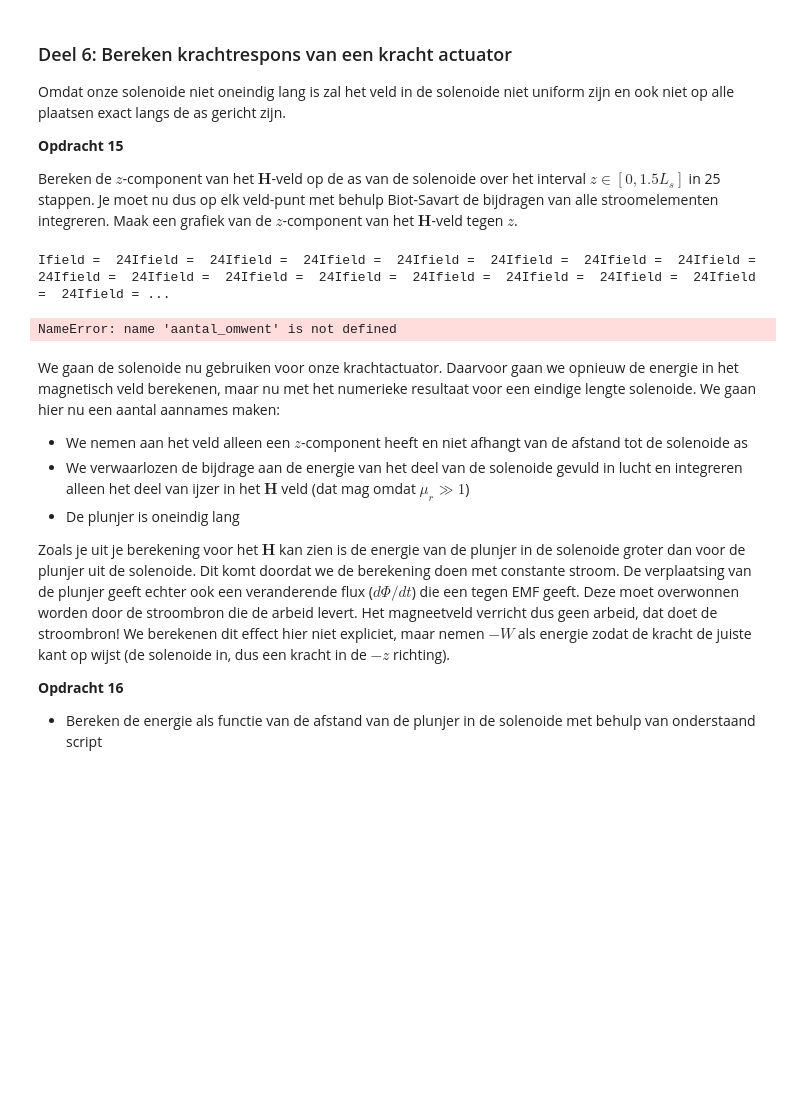
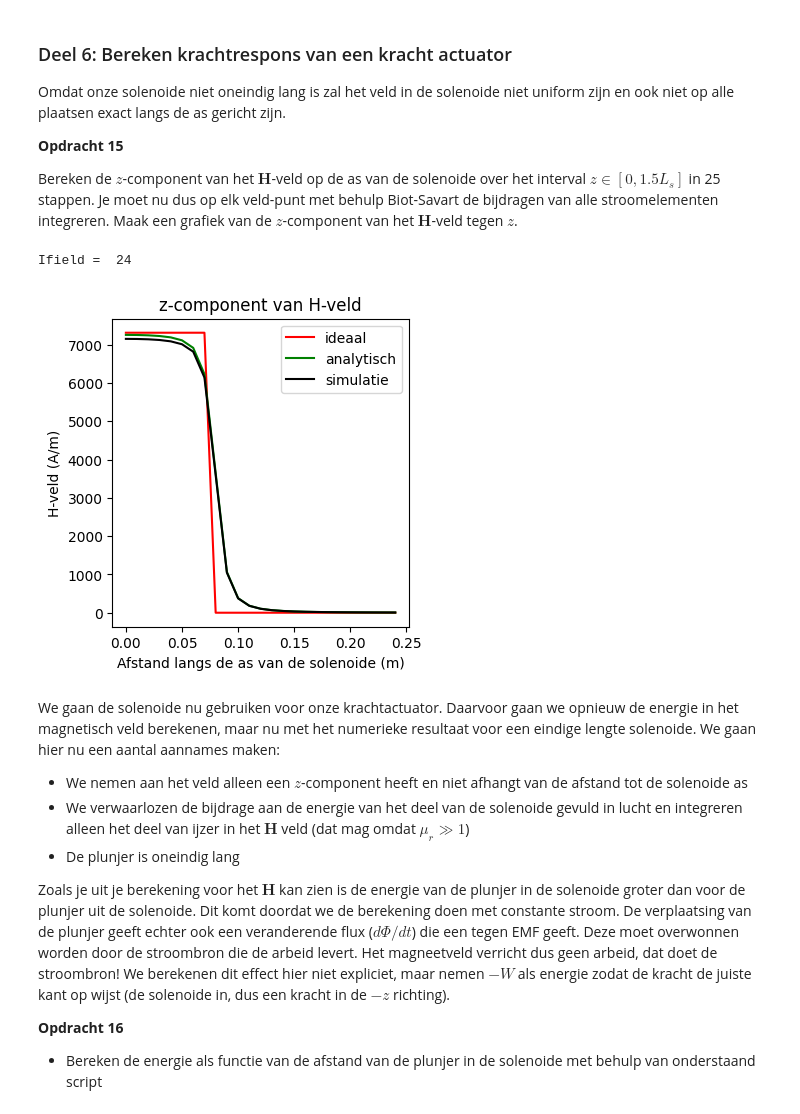
Before and after one commit to Ikbenjamin07/opdrachten-DEF-D, a Jupyter notebook: DigitaleOntwerpopdrachten/2KrachtactuatorOpdracht/KrachtactuatorOpdracht.ipynb, the cells around one changed output. Saved outputs shown, nothing was run; the diff lists cells and outputs as text; code cells hidden in the pictures; blank space fills up the shorter version.

```diff
--- a/DigitaleOntwerpopdrachten/2KrachtactuatorOpdracht/KrachtactuatorOpdracht.ipynb
+++ b/DigitaleOntwerpopdrachten/2KrachtactuatorOpdracht/KrachtactuatorOpdracht.ipynb
@@ -526,37 +526,53 @@ Omdat onze solenoide niet oneindig lang is zal het veld in de solenoide niet uni
 Bereken de $z$-component van het $\mathbf{H}$-veld op de as van de solenoide over het interval $z \in [0, 1.5L_s]$ in 25 stappen. Je moet nu dus op elk veld-punt met behulp Biot-Savart de bijdragen van alle stroomelementen integreren. Maak een grafiek van de $z$-component van het $\mathbf{H}$-veld tegen $z$.
 # %%
 n_ax=25
-z_ax=np.linspace(0, 1.5*L_sol/2, n_ax)
+z_ax=np.linspace(0, 1.5*L_sol, n_ax)
 H_ax=np.zeros((n_ax,1))
+aantal_omwent = N
+
+aantal_punten = 5000 #aangepast omdat hij anders langer dan een minuut berekent
+x, y, z = parametrisatie(aantal_punten, r_sol, N, L_sol)
+
+I = I_deur2
 
 for i_field in range(n_ax):
     print(f"\rIfield =  {i_field}", end="") # Print welk element van het veld nu berekend wordt.
+
     # Bepaal de field coordinate
+    r_field = np.array([0,0,z_ax[i_field]])
     Hsimulated=np.array([0,0,0], dtype='float64')
-    for i_source in np.arange(1, N):
+
+    for i_source in range(aantal_punten -1):
         # Bepaal dl en r_source en gebruik
-        Hsimulated += field_current_element(r_field, r_source, dl)
-        print(f"Ifield =  {i_field}", end="")
+        r_source = np.array([x[i_source],y[i_source],z[i_source]])
+        r_next = np.array([x[i_source+1],y[i_source+1],z[i_source+1]])
+        dl_vec = r_next - r_source
+
+        Hsimulated += field_current_element(r_field, r_source, dl_vec)
+
 
     # selecting the z-component
     H_ax[i_field,0]=Hsimulated[2]
 
+analytical_answer = spoed*I_deur2
 H_veld_ideaal=analytical_answer*np.ones(n_ax)*(1.0*(z_ax < L_sol/2))
 
 # dit is nog een aardige analytische uitdrukking die je kan uitrekenen voor de z-component op de as van een solenoide met eindige lengte
 H_veld_analytisch=(aantal_omwent*I/L_sol/2)*((L_sol/2-z_ax)/np.sqrt((z_ax- L_sol/2)**2 + r_sol**2)+(L_sol/2+z_ax)/np.sqrt((z_ax+ L_sol/2)**2 + r_sol**2))
 
 plt.figure(figsize=[13,4])
 plt.subplot(131)
-plt.title('z-component van B-veld')
+plt.title('z-component van H-veld')
 plt.plot(z_ax, H_veld_ideaal, '-r', label='ideaal')
 plt.plot(z_ax, H_veld_analytisch, '-g', label='analytisch')
 plt.plot(z_ax, H_ax, '-k', label='simulatie')
 plt.xlabel('Afstand langs de as van de solenoide (m)')
-plt.ylabel('B-veld (Tesla)')
+plt.ylabel('H-veld (A/m)')
+plt.legend()
+plt.show()
 # %% [output]
-Ifield =  24Ifield =  24Ifield =  24Ifield =  24Ifield =  24Ifield =  24Ifield =  24Ifield =  24Ifield =  24Ifield =  24Ifield =  24Ifield =  24Ifield =  24Ifield =  24Ifield =  24Ifield =  24Ifield = ...
+Ifield =  24
-NameError: name 'aantal_omwent' is not defined
+[figure, added]
 # %% [markdown]
 We gaan de solenoide nu gebruiken voor onze krachtactuator. Daarvoor gaan we opnieuw de energie in het magnetisch veld berekenen, maar nu met het numerieke resultaat voor een eindige lengte solenoide. We gaan hier nu een aantal aannames maken:
 * We nemen aan het veld alleen een $z$-component heeft en niet afhangt van de afstand tot de solenoide as
```
Also changed, not shown: parts of 1 cell of this notebook.
